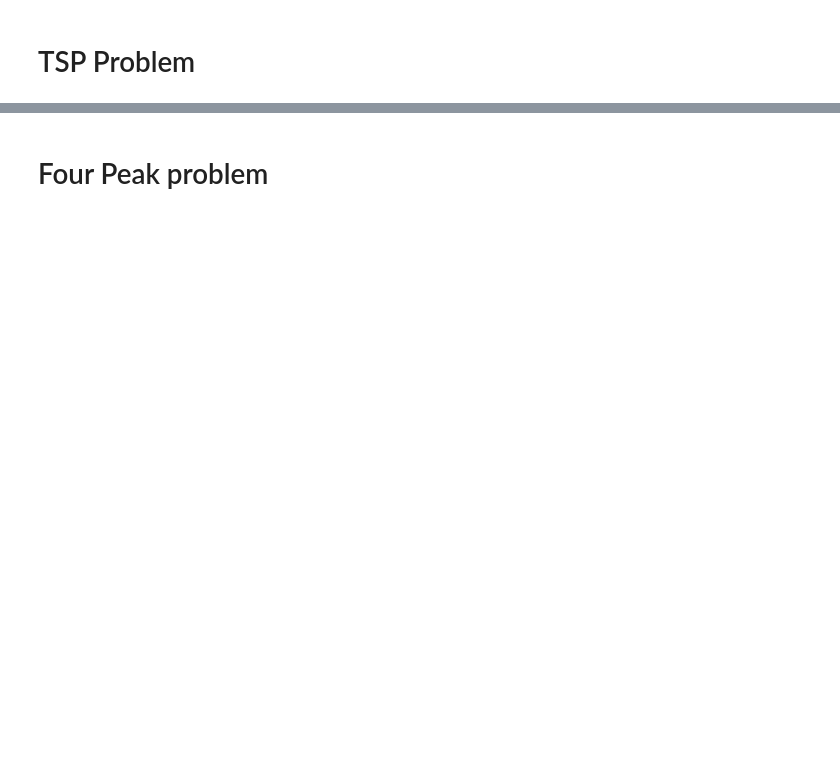
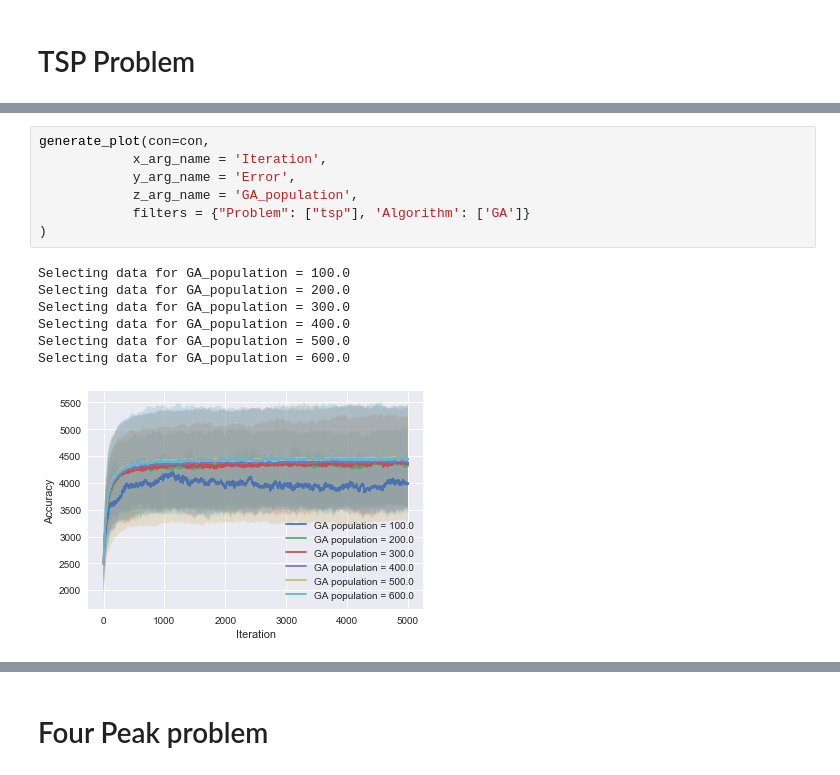
Before and after one commit to anliec/ML_homework_random, a Jupyter notebook: plotter/Problems.ipynb, the cells around one changed output, grey strips where cells are left out. Saved outputs shown, nothing was run; the diff lists cells and outputs as text; blank space fills up the shorter version.

```diff
--- a/plotter/Problems.ipynb
+++ b/plotter/Problems.ipynb
@@ -169,0 +184,15 @@ Selecting data for Algorithm = SA
+# %%
+generate_plot(con=con,
+            x_arg_name = 'Iteration',
+            y_arg_name = 'Error',
+            z_arg_name = 'GA_population',
+            filters = {"Problem": ["tsp"], 'Algorithm': ['GA']}
+)
+# %% [output]
+Selecting data for GA_population = 100.0
+Selecting data for GA_population = 200.0
+Selecting data for GA_population = 300.0
+Selecting data for GA_population = 400.0
+Selecting data for GA_population = 500.0
+Selecting data for GA_population = 600.0
+[figure, added]
```
Also changed, not shown: parts of 32 cells of this notebook, 1 other file.
